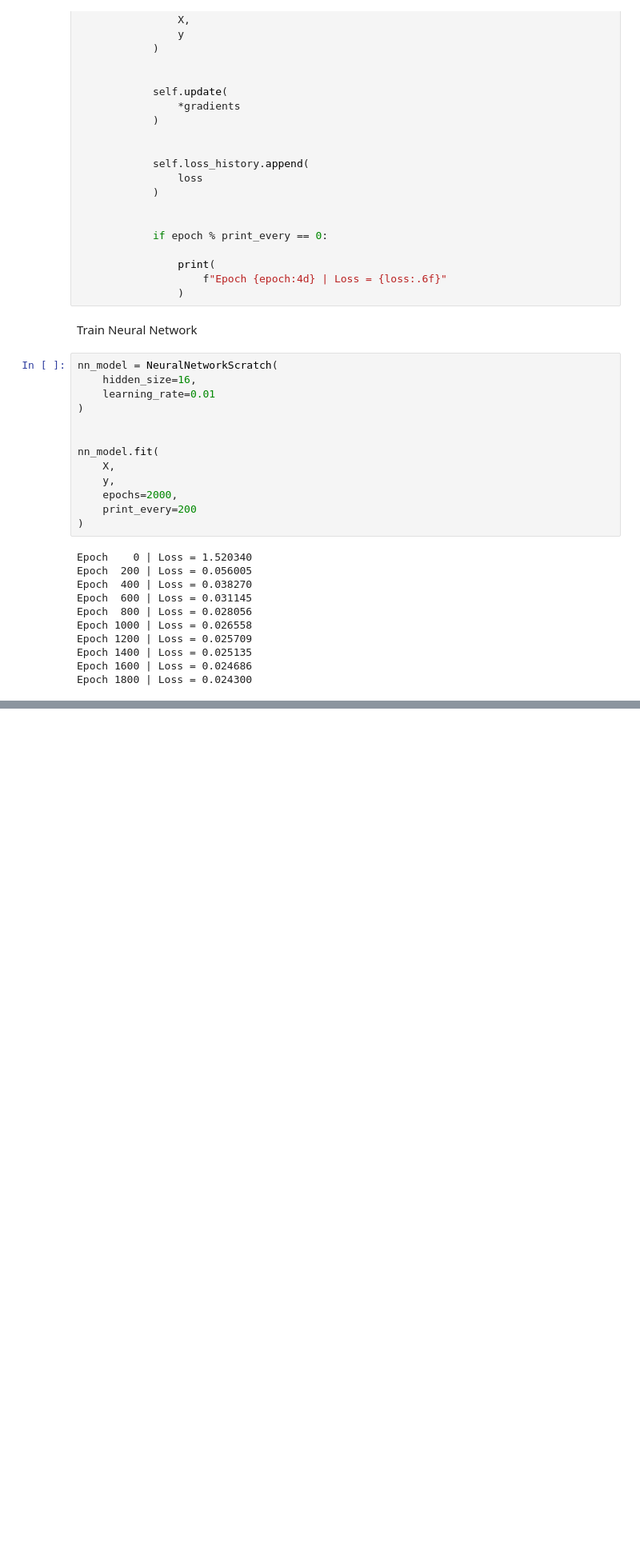
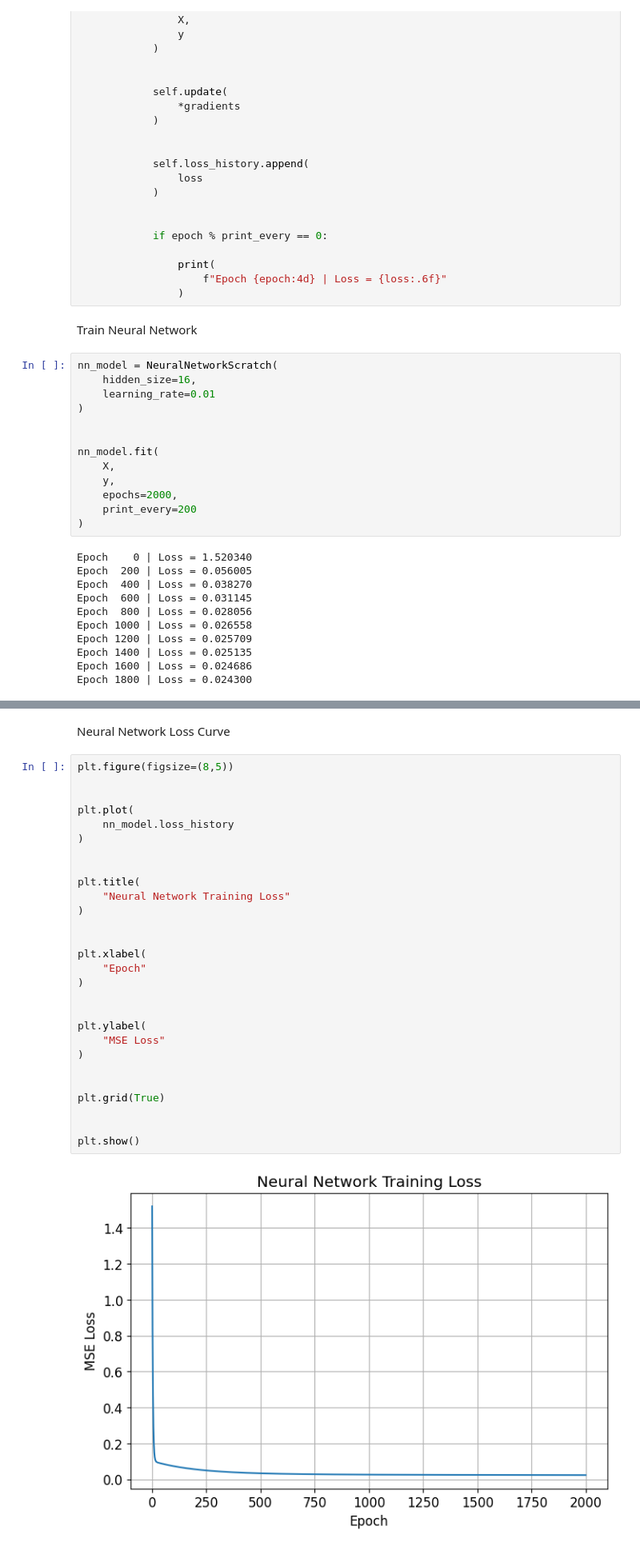
Before and after one commit to Yeabebe/gradient-based-learning, a Jupyter notebook: gradient_learning.ipynb, the cells around one changed output, grey strips where cells are left out. Shown at 80% size. Drawn from its saved outputs; the diff is of its cells as text; blank space fills up the shorter version.

```diff
--- a/gradient_learning.ipynb
+++ b/gradient_learning.ipynb
@@ -463,0 +504,32 @@ Epoch 1800 | Loss = 0.024300
+# %% [markdown]
+Neural Network Loss Curve
+# %%
+plt.figure(figsize=(8,5))
+
+
+plt.plot(
+    nn_model.loss_history
+)
+
+
+plt.title(
+    "Neural Network Training Loss"
+)
+
+
+plt.xlabel(
+    "Epoch"
+)
+
+
+plt.ylabel(
+    "MSE Loss"
+)
+
+
+plt.grid(True)
+
+
+plt.show()
+# %% [output]
+[figure, added]
```
Also changed, not shown: parts of 2 cells of this notebook.
